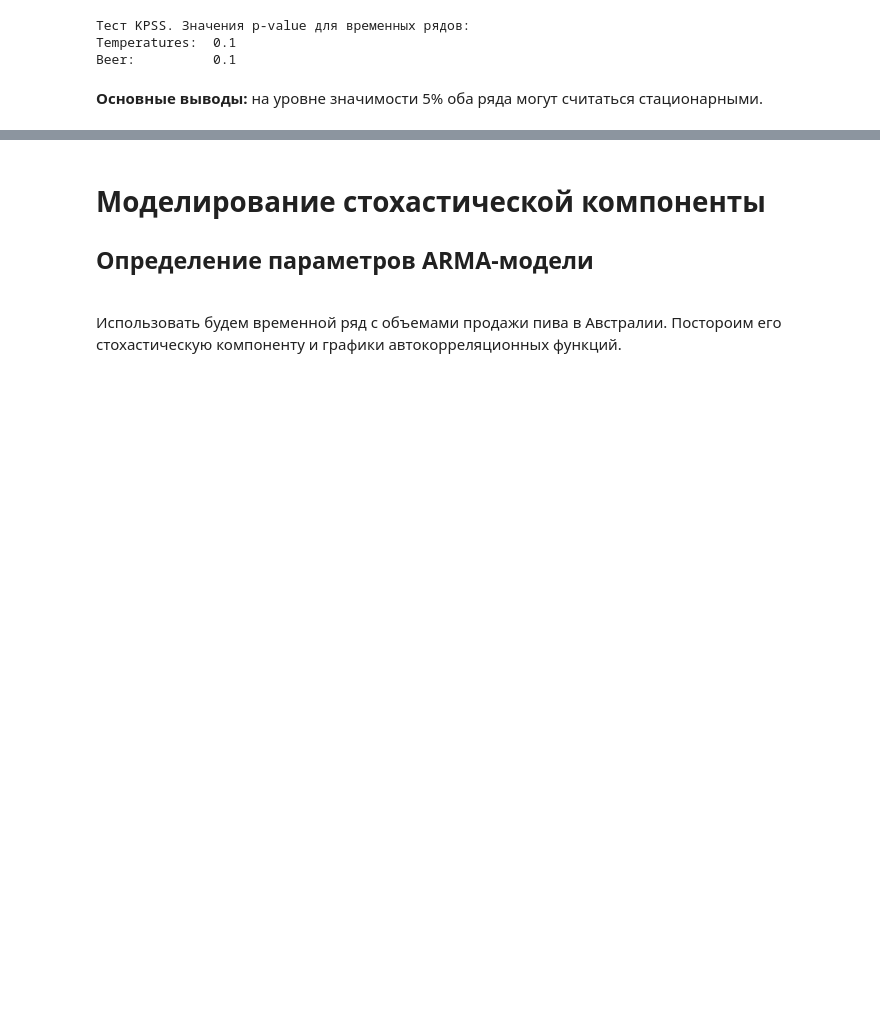
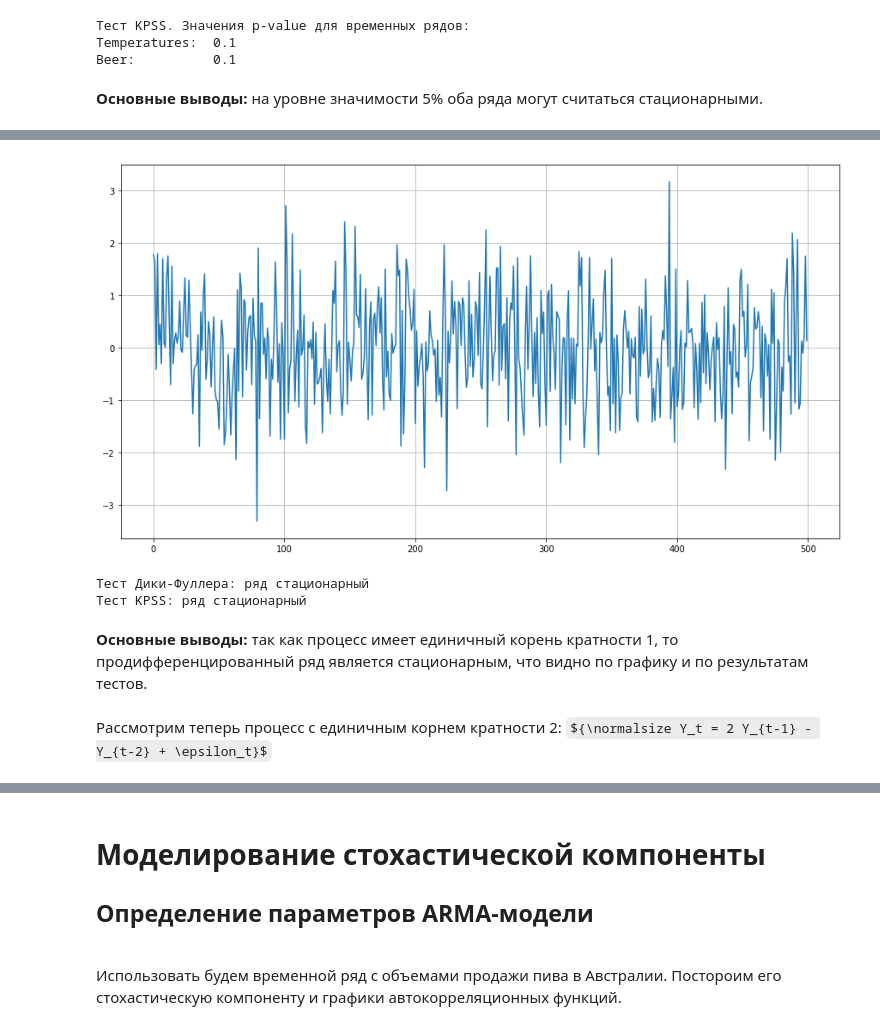
Before and after one commit to GeorgyFirsov/Educational-research-work, a Jupyter notebook: Анализ сезонности и стохастической компоненты.ipynb, the cells around one changed output, grey strips where cells are left out. Cells and saved outputs as stored; diff of their text form; code cells hidden in the pictures; some formulas as TeX source; blank space fills up the shorter version.

```diff
--- a/Анализ сезонности и стохастической компоненты.ipynb
+++ b/Анализ сезонности и стохастической компоненты.ipynb
@@ -298,0 +325,17 @@ Beer:          0.1
+# %%
+process_diff = [process[i] - process[i-1] for i in range(1, len(process))]
+# %%
+plt.plot(process_diff)
+plt.grid()
+# %% [output]
+[figure, added]
+# %%
+dickey_fuller_test(process_diff)
+kpss_test(process_diff)
+# %% [output]
+Тест Дики-Фуллера: ряд стационарный
+Тест KPSS: ряд стационарный
+# %% [markdown]
+<span class="text_common"><b>Основные выводы:</b> так как процесс имеет единичный корень кратности 1, то продифференцированный ряд является стационарным, что видно по графику и по результатам тестов.</span>
+# %% [markdown]
+<span class="text_common">Рассмотрим теперь процесс с единичным корнем кратности 2: </span>${\normalsize Y_t = 2 Y_{t-1} - Y_{t-2} + \epsilon_t}$
```
Also changed, not shown: parts of 24 cells of this notebook, 1 other file.
